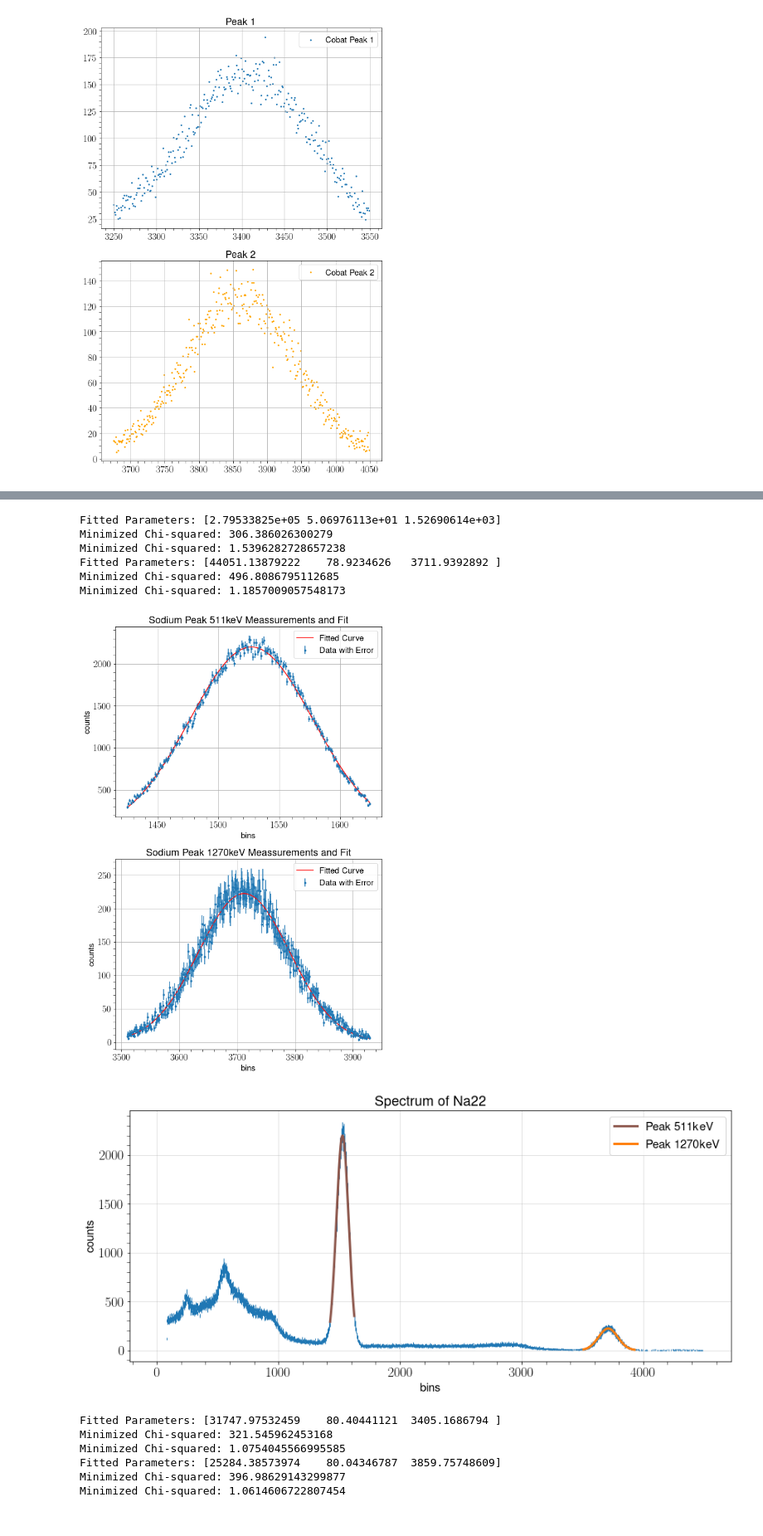
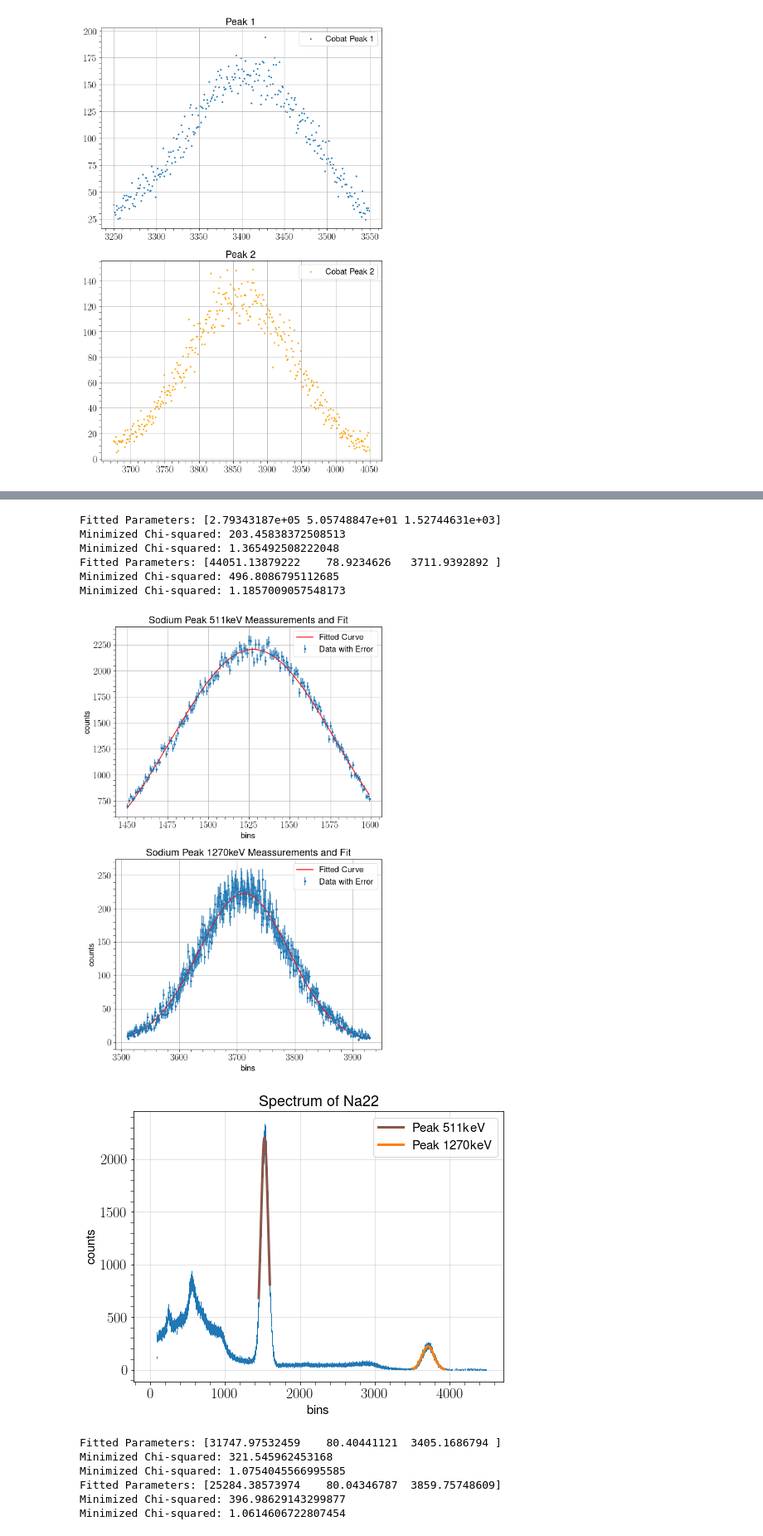
Before and after one commit to MayerPablo/FP, a Jupyter notebook: Szintillator.ipynb, the cells around one changed output, grey strips where cells are left out. Shown at 83% size. Saved outputs shown, nothing was run; the diff lists cells and outputs as text; code cells hidden in the pictures.

```diff
--- a/Szintillator.ipynb
+++ b/Szintillator.ipynb
@@ -409,7 +408,7 @@ def peak_define(original_data,lower_bound,upper_bound):
 #SODIUM Peaks
 
 bins_na_gesamt,na_gesamt = peak_define(dataSodium,1,4500)
-bins_na_peak_1,na_peak_1 = peak_define(dataSodium,1425,1625)
+bins_na_peak_1,na_peak_1 = peak_define(dataSodium,1450,1600)
 bins_na_peak_2,na_peak_2 = peak_define(dataSodium,3510,3930)
 
 # Create a figure and divide it into subplots
@@ -656,38 +637,38 @@ axes[1].legend()
 plt.tight_layout()
 plt.show()
 # %% [output]
-Fitted Parameters: [2.79533825e+05 5.06976113e+01 1.52690614e+03]
-Minimized Chi-squared: 306.386026300279
-Minimized Chi-squared: 1.5396282728657238
+Fitted Parameters: [2.79343187e+05 5.05748847e+01 1.52744631e+03]
+Minimized Chi-squared: 203.45838372508513
+Minimized Chi-squared: 1.365492508222048
 Fitted Parameters: [44051.13879222    78.9234626   3711.9392892 ]
 Minimized Chi-squared: 496.8086795112685
 Minimized Chi-squared: 1.1857009057548173
-[figure, old version]
+[figure, new version]
 # %%
 #SODIUM EIN DIAGRAMM
-plt.figure(figsize=(14, 6))
+plt.figure(figsize=(8, 6))
 
 plt.errorbar(bins_na_gesamt,na_gesamt,yerr=np.sqrt(na_gesamt), fmt='.',markersize=0, linewidth=1)
 
 # Peak 1 Plotting
 plt.plot(na_least_sqaure_fit_p1[0], my_function(na_least_sqaure_fit_p1[0],
             *na_least_sqaure_fit_p1[2]), linewidth=3, label="Peak 511keV", color='tab:brown')
 
 # Peak 2 Plotting
 plt.plot(na_least_sqaure_fit_p2[0], my_function(na_least_sqaure_fit_p2[0],
             *na_least_sqaure_fit_p2[2]), linewidth=3, label="Peak 1270keV", color='tab:orange')
 
 plt.title("Spectrum of Na22")
 plt.xlabel("bins")
 plt.ylabel("counts")
 
 plt.grid(True, linewidth=0.5, alpha=0.7)
 
 plt.legend()
 
-plt.savefig("SodiumPeaks.pdf")
+fig.savefig("SodiumPeaks.svg")
 # %% [output]
-[figure, old version]
+[figure, new version]
 # %%
 #COBALT FIT
 
```
Also changed, not shown: parts of 13 cells of this notebook.
